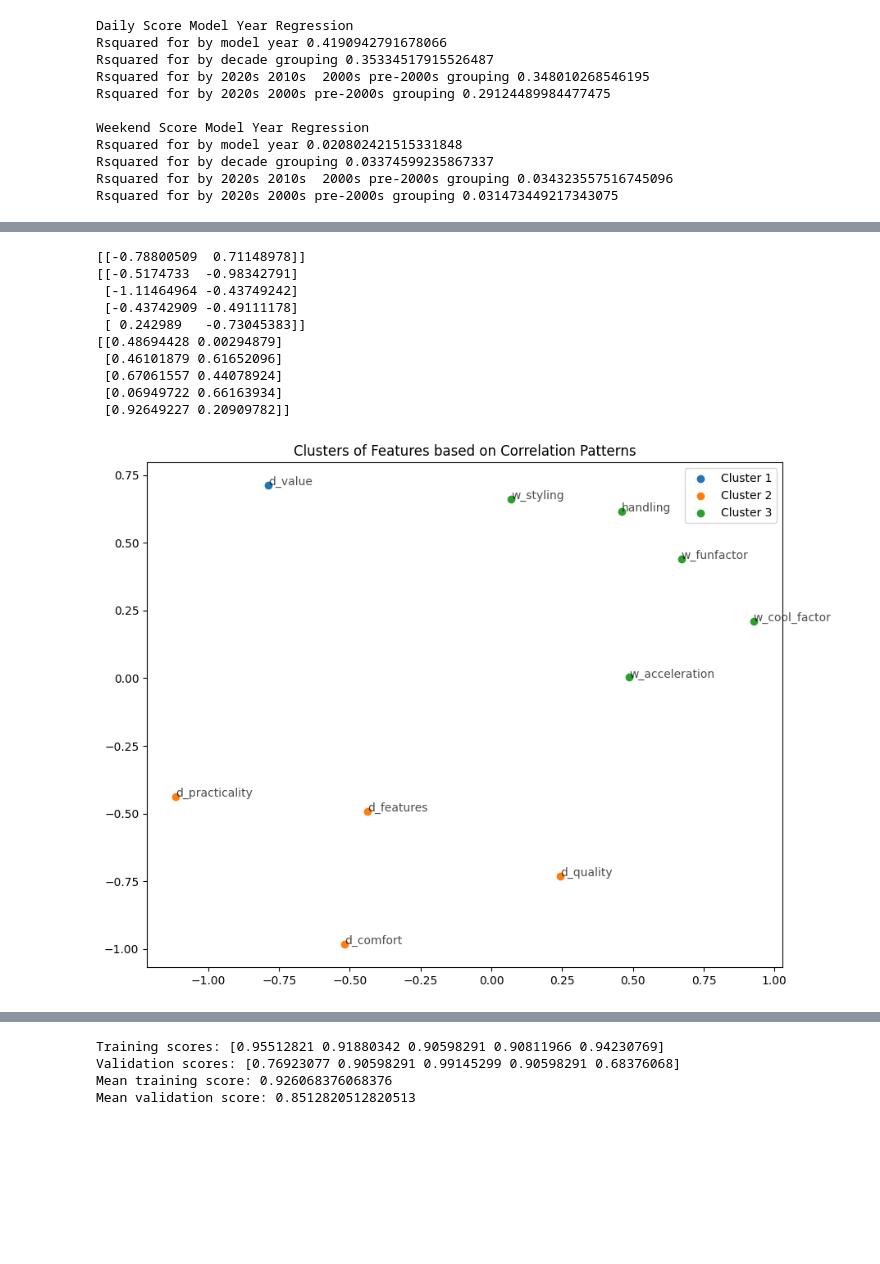
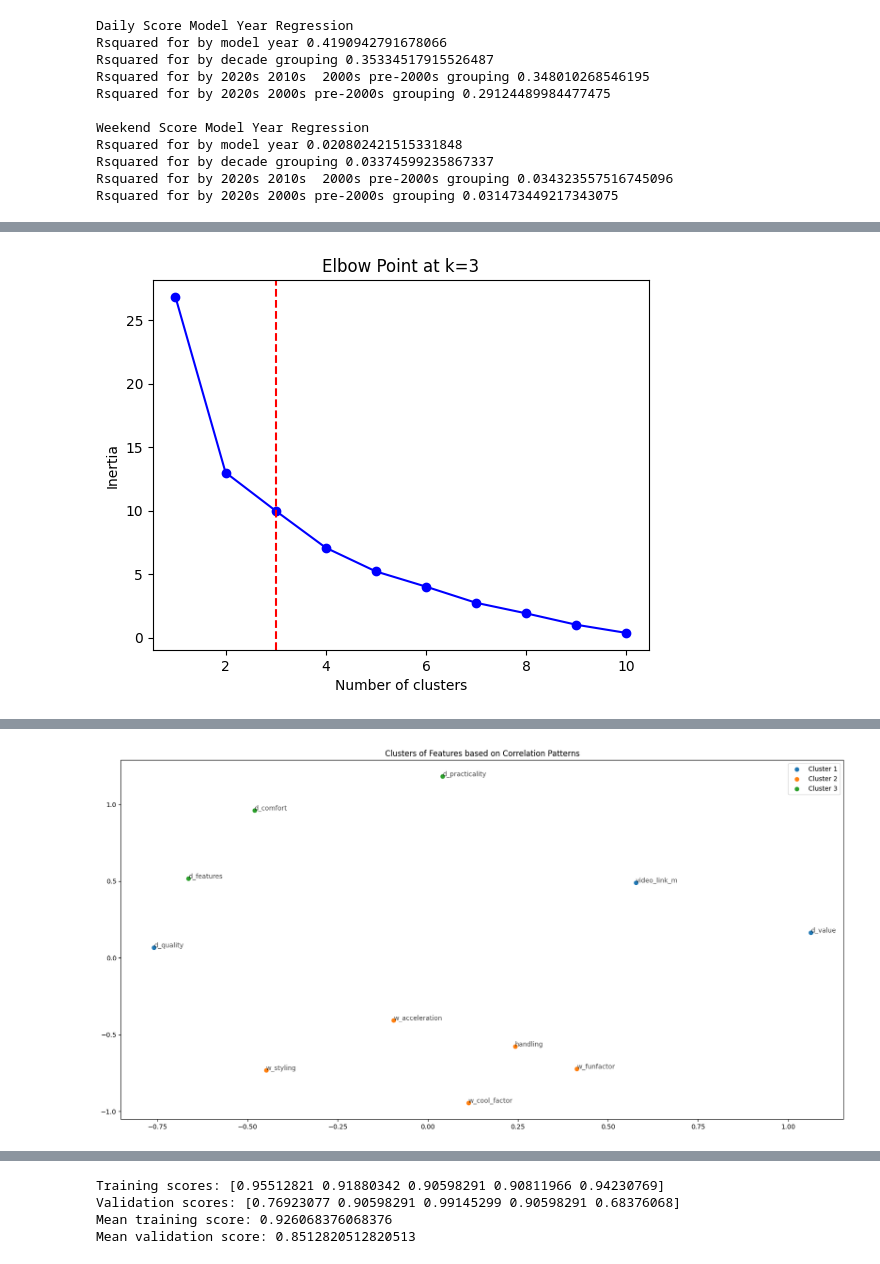
Before and after one commit to zcstarr/dougscore, a Jupyter notebook: dougs.ipynb, the cells around one changed output, grey strips where cells are left out. Drawn from its saved outputs; the diff is of its cells as text; code cells hidden in the pictures; blank space fills up the shorter version.

```diff
--- a/dougs.ipynb
+++ b/dougs.ipynb
@@ -87,7 +87,12 @@ df = pd.concat([df, pd.get_dummies(df["model_year_10"], drop_first=False, prefix
 df = pd.concat([df, pd.get_dummies(df["model_year_4"], drop_first=False, prefix="my4").astype(int)], axis=1)
 df = pd.concat([df, pd.get_dummies(df["model_year_3"], drop_first=False, prefix="my3").astype(int)], axis=1)
 df = pd.concat([df, pd.get_dummies(df["model_year_2"], drop_first=False, prefix="my2").astype(int)], axis=1)
-df['Acura']
+
+#one hot encoding vehicle and film country
+df = pd.concat([df, pd.get_dummies(df["vehicle_region"], drop_first=False, prefix="vr").astype(int)], axis=1)
+df = pd.concat([df, pd.get_dummies(df["vehicle_country"], drop_first=False, prefix="vc").astype(int)], axis=1)
+df = pd.concat([df, pd.get_dummies(df["film_region"], drop_first=False, prefix="fr").astype(int)], axis=1)
+df = pd.concat([df, pd.get_dummies(df["film_country"], drop_first=False, prefix="fc").astype(int)], axis=1)
 # %% [output]
 23.0
 [figure]
@@ -1046,7 +1092,13 @@ generate_subplots([two_feature_regression_results, three_feature_regression_resu
 from sklearn.cluster import KMeans
 import seaborn as sns
 from sklearn.manifold import MDS
-corr_matrix = df[ daily + weekend].corr()
+brands = df['brand'].unique().tolist()
+model_year_10 = list(map(lambda x: f"my10_{x}", df['model_year_10'].unique().tolist()))
+vehicle_region = list(map(lambda x: f"vr_{x}", df['vehicle_region'].unique().tolist()))
+vehicle_country = list(map(lambda x: f"vc_{x}", df['vehicle_country'].unique().tolist()))
+# meta features don't make much sense to plot they introduce alot of visual noise
+meta =['video_link_m'] #['video_link_m'] + model_year_10 + vehicle_region # ['video_link_m']  # vehicle_region + model_year_10 + brands
+corr_matrix = df[ daily + weekend + meta].corr()
 np.random.seed(42)
 
 # convert the correlation matrix to a distance metric(non negative) to make it easier to plot, group etc...
@@ -1054,7 +1106,7 @@ np.random.seed(42)
 distance_corr = np.sqrt(2 * (1 - corr_matrix))
 # Compute inertia for a range of clusters
 clusters = range(1, 11)
-inertia = [KMeans(n_clusters=k).fit(distance_corr).inertia_ for k in clusters]
+inertia = [KMeans(n_clusters=k, n_init='auto').fit(distance_corr).inertia_ for k in clusters]
 
 # Calculate the distance of each inertia point to the line from first to last inertia
 # Line from first to last: y = ax + b
@@ -1075,19 +1127,18 @@ plt.show()
 
 
 # Fit KMeans clustering using the optimal number of clusters (let's assume it's 3 for this example)
-kmeans = KMeans(n_clusters=elbow_cluster, random_state=42).fit(distance_corr)
+kmeans = KMeans(n_clusters=elbow_cluster, random_state=42, n_init='auto').fit(distance_corr)
 # Reduce dimensionality for visualization using MDS, multi dimensional scaling to reduce the dimensionality of the data so we can plot it
 mds = MDS(n_components=2, random_state=42, dissimilarity='precomputed')
 reduced_data = mds.fit_transform(distance_corr)
 
 
 # Plotting
-plt.figure(figsize=(10, 8))
+plt.figure(figsize=(20, 10))
 
 # Scatter plot the data points colored by their assigned cluster
 for cluster_num in range(elbow_cluster):
     cluster_points = reduced_data[kmeans.labels_ == cluster_num]
-    print(cluster_points)
     # Get column names
     # Use column names to access data
     # plt.scatter(cluster_points[col1], cluster_points[col2], label=f'Cluster {cluster_num + 1}')
@@ -1104,3 +1155,4 @@ plt.show()
 #for (x, y), label in zip(data, labels):
 #    plt.annotate(label, (x, y), fontsize=8, alpha=0.7)
 # %% [output]
+[figure, new version]
@@ -1120,11 +1160 @@ The default value of `normalized_stress` will change to `'auto'` in version 1.4.
-[[-0.78800509  0.71148978]]
-[[-0.5174733  -0.98342791]
- [-1.11464964 -0.43749242]
- [-0.43742909 -0.49111178]
- [ 0.242989   -0.73045383]]
-[[0.48694428 0.00294879]
- [0.46101879 0.61652096]
- [0.67061557 0.44078924]
- [0.06949722 0.66163934]
- [0.92649227 0.20909782]]
-[figure, old version]
+[figure, new version]
```
Also changed, not shown: parts of 7 cells of this notebook.
